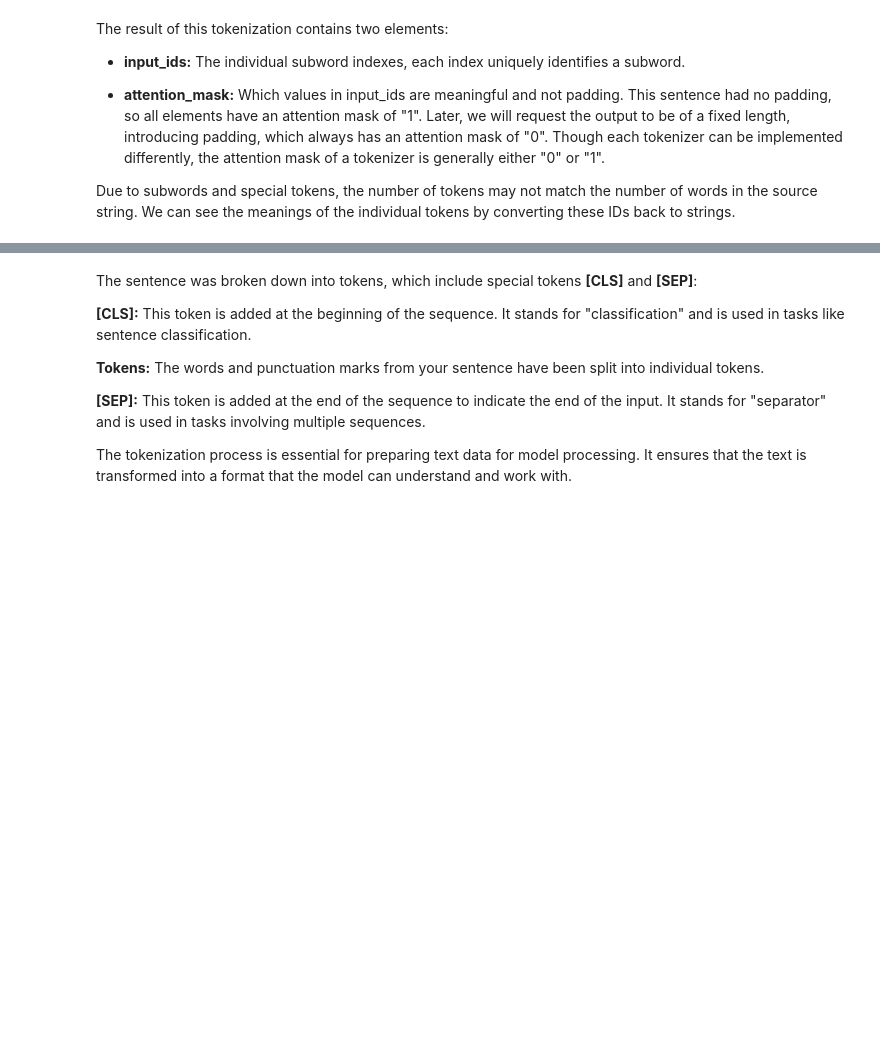
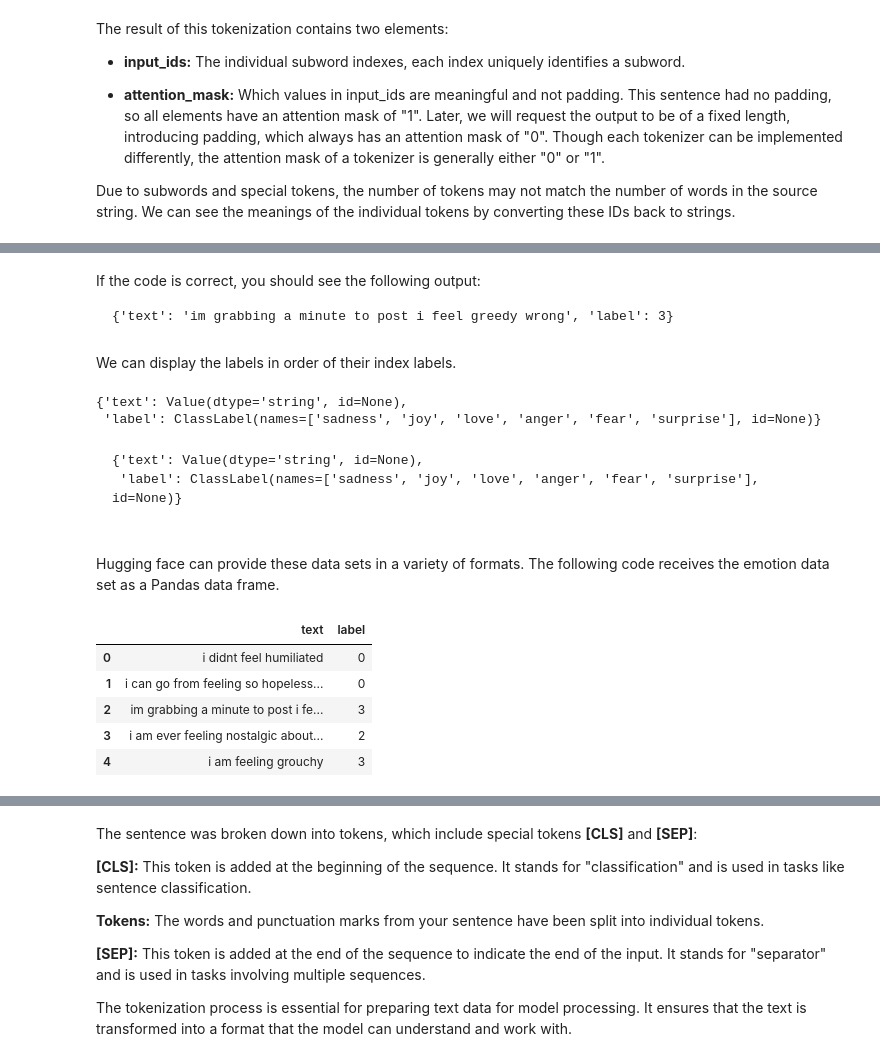
Before and after one commit to DavidSenseman/BIO1173_Fall2025, a Jupyter notebook: F25_Class_05_3.ipynb, the cells around one changed output, grey strips where cells are left out. Drawn from its saved outputs; the diff is of its cells as text; code cells hidden in the pictures; blank space fills up the shorter version.

```diff
--- a/F25_Class_05_3.ipynb
+++ b/F25_Class_05_3.ipynb
@@ -220,0 +207,35 @@ If the code is correct, you should see the following output:
+# %% [markdown]
+If the code is correct, you should see the following output:
+
+~~~text
+{'text': 'im grabbing a minute to post i feel greedy wrong', 'label': 3}
+~~~
+# %% [markdown]
+We can display the labels in order of their index labels.
+# %%
+emotions['train'].features
+# %% [output]
+{'text': Value(dtype='string', id=None),
+ 'label': ClassLabel(names=['sadness', 'joy', 'love', 'anger', 'fear', 'surprise'], id=None)}
+# %% [markdown]
+
+~~~text
+{'text': Value(dtype='string', id=None),
+ 'label': ClassLabel(names=['sadness', 'joy', 'love', 'anger', 'fear', 'surprise'], id=None)}
+
+ ~~~
+# %% [markdown]
+Hugging face can provide these data sets in a variety of formats. The following code receives the emotion data set as a Pandas data frame.
+# %%
+import pandas as pd
+
+emotions.set_format(type='pandas')
+df = emotions["train"][:]
+df[:5]
+# %% [output]
+|  | text | label |
+| 0 | i didnt feel humiliated | 0 |
+| 1 | i can go from feeling so hopeless... | 0 |
+| 2 | im grabbing a minute to post i fe... | 3 |
+| 3 | i am ever feeling nostalgic about... | 2 |
+| 4 | i am feeling grouchy | 3 |
```
Also changed, not shown: parts of 26 cells of this notebook.
